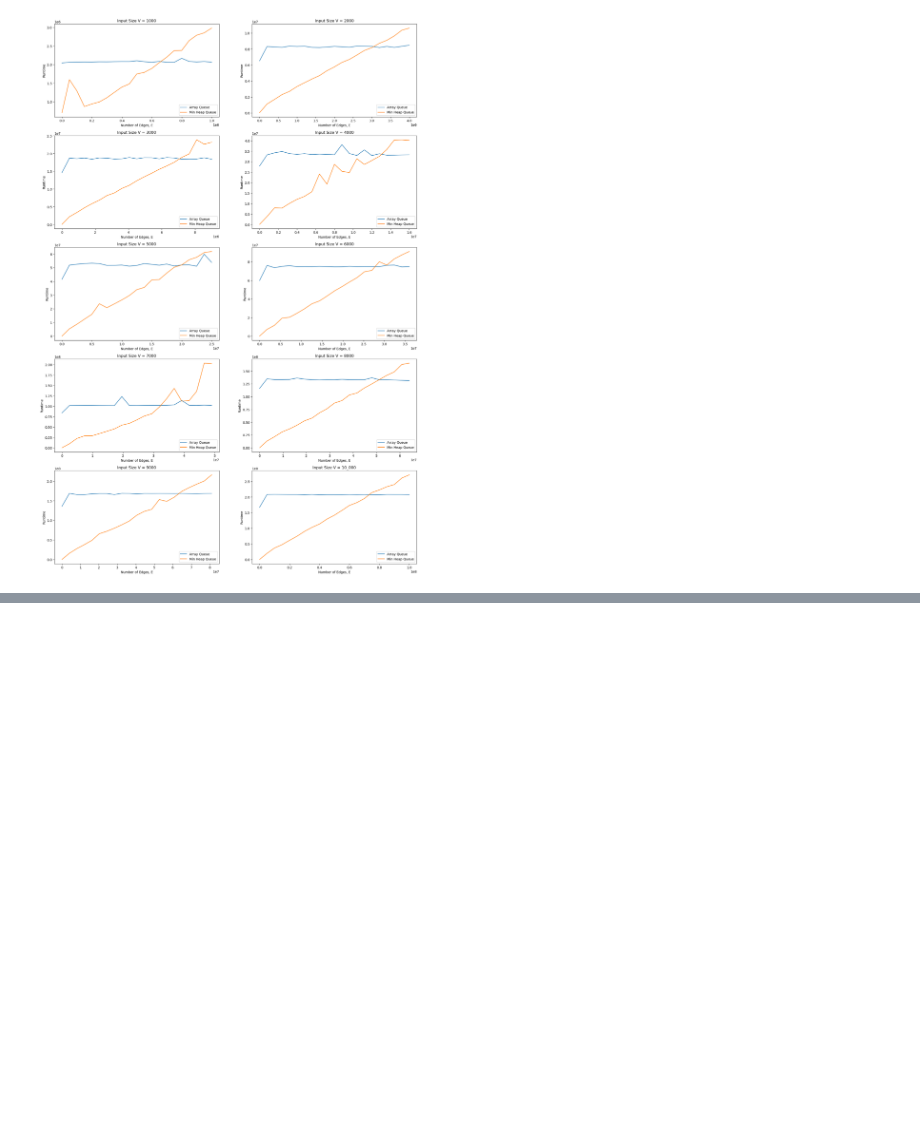
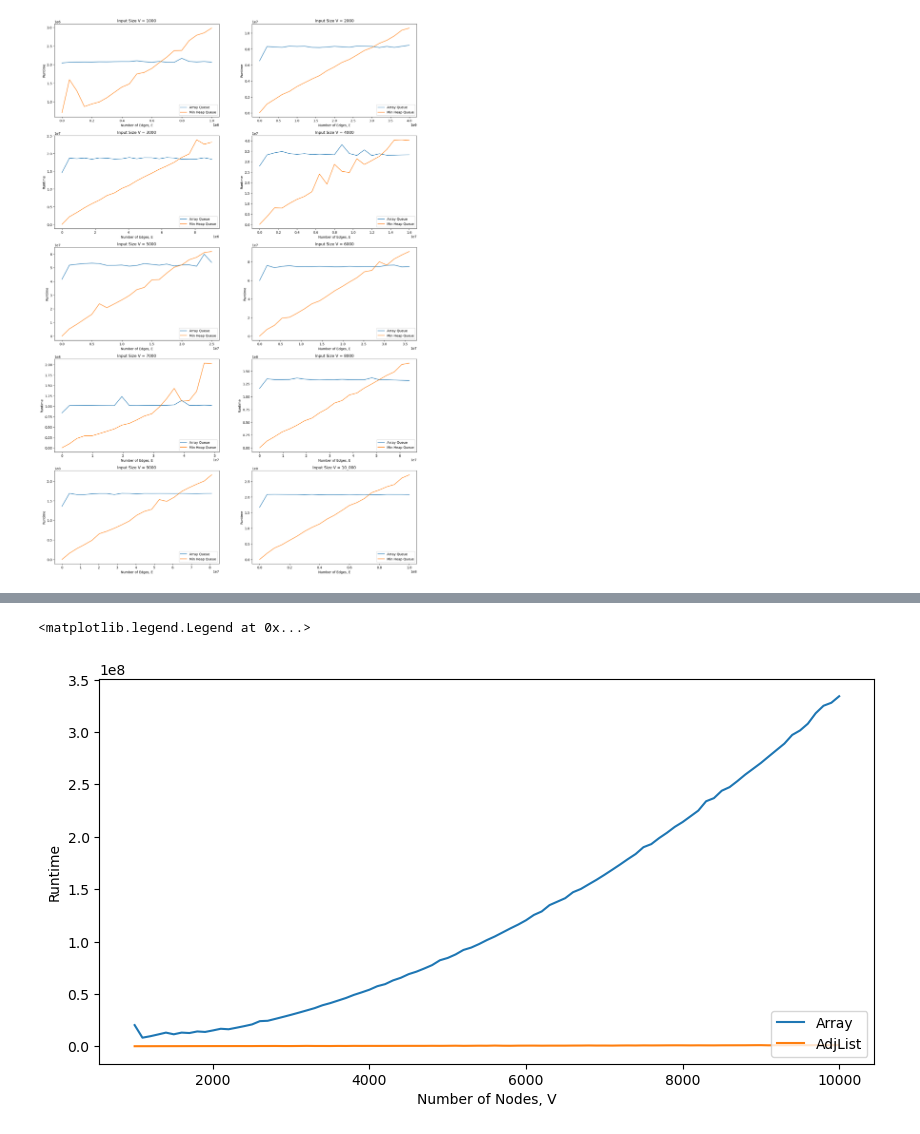
Before and after one commit to jdengoh/SC2001, a Jupyter notebook: The Dijkstra’s Algorithm/DataVisualization_Proj2.ipynb, the cells around one changed output, grey strips where cells are left out. Saved outputs shown, nothing was run; the diff lists cells and outputs as text; code cells hidden in the pictures; blank space fills up the shorter version.

```diff
--- a/The Dijkstra’s Algorithm/Untitled.ipynb
+++ b/The Dijkstra’s Algorithm/DataVisualization_Proj2.ipynb
@@ -74,0 +122,11 @@ ax[4][1].legend(["Array Queue", "Min Heap Queue"], loc ="lower right")
+# %%
+small_E = pd.read_csv("small_E.txt", delimiter=",")
+# %%
+fig, ax = plt.subplots(1, 1, figsize=(10, 5))
+plt.plot(small_E["V"], small_E["Array Queue Runtime"])
+plt.plot(small_E["V"], small_E["Min_Heap Queue Runtime"])
+ax.set(xlabel="Number of Nodes, V", ylabel="Runtime")
+plt.legend(["Array", "AdjList"], loc ="lower right")
+# %% [output]
+<matplotlib.legend.Legend at 0x...>
+[figure, added]
```
Also changed, not shown: parts of 5 cells of this notebook, 2 other files.
